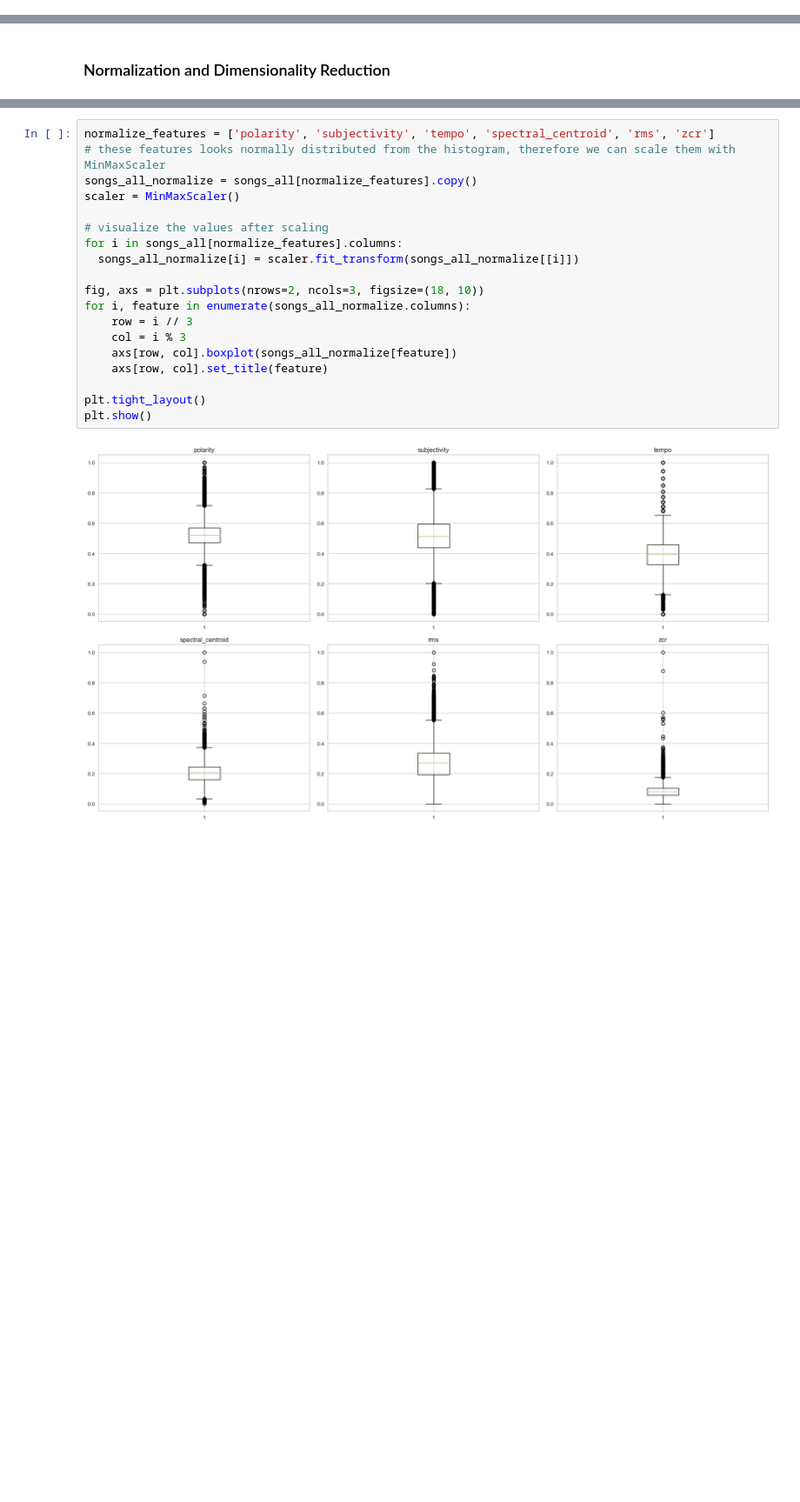
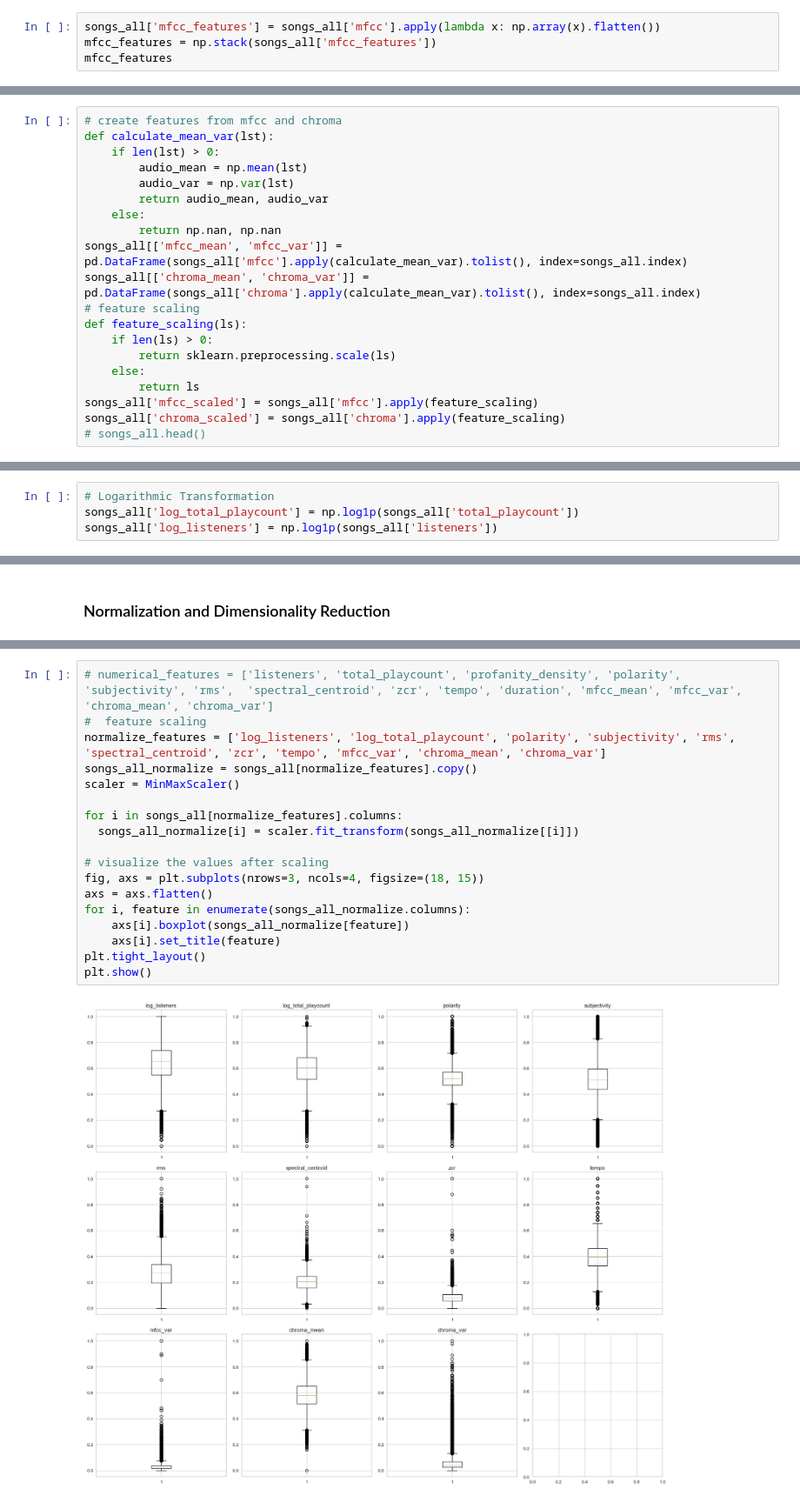
Before and after one commit to LauWyeRock/RecommendationSystem, a Jupyter notebook: Data/EDA_latest.ipynb, the cells around one changed output, grey strips where cells are left out. Shown at 87% size. Cells and saved outputs as stored; diff of their text form; blank space fills up the shorter version.

```diff
--- a/Data/EDA_latest.ipynb
+++ b/Data/EDA_latest.ipynb
@@ -225,0 +272,4 @@ songs_all.head()
+# %%
+songs_all['mfcc_features'] = songs_all['mfcc'].apply(lambda x: np.array(x).flatten())
+mfcc_features = np.stack(songs_all['mfcc_features'])
+mfcc_features
@@ -226,3 +290,23 @@ songs_all.head()
+# %%
+# create features from mfcc and chroma
+def calculate_mean_var(lst):
+    if len(lst) > 0:
+        audio_mean = np.mean(lst)
+        audio_var = np.var(lst)
+        return audio_mean, audio_var
+    else:
+        return np.nan, np.nan
+songs_all[['mfcc_mean', 'mfcc_var']] = pd.DataFrame(songs_all['mfcc'].apply(calculate_mean_var).tolist(), index=songs_all.index)
+songs_all[['chroma_mean', 'chroma_var']] = pd.DataFrame(songs_all['chroma'].apply(calculate_mean_var).tolist(), index=songs_all.index)
+# feature scaling
+def feature_scaling(ls):
+    if len(ls) > 0:
+        return sklearn.preprocessing.scale(ls)
+    else:
+        return ls
+songs_all['mfcc_scaled'] = songs_all['mfcc'].apply(feature_scaling)
+songs_all['chroma_scaled'] = songs_all['chroma'].apply(feature_scaling)
+# songs_all.head()
 # %%
 # handling outliers which may interfere with the performance of ML algorithm
 songs_all.describe().transpose()
@@ -267,0 +333,4 @@ plt.show()
+# %%
+# Logarithmic Transformation
+songs_all['log_total_playcount'] = np.log1p(songs_all['total_playcount'])
+songs_all['log_listeners'] = np.log1p(songs_all['listeners'])
@@ -382,22 +436,21 @@ ax = songs_all[numerical_features].hist(figsize = (12, 10), bins = 100)
 # %%
-normalize_features = ['polarity', 'subjectivity', 'tempo', 'spectral_centroid', 'rms', 'zcr']
-# these features looks normally distributed from the histogram, therefore we can scale them with MinMaxScaler
+# numerical_features = ['listeners', 'total_playcount', 'profanity_density', 'polarity', 'subjectivity', 'rms',  'spectral_centroid', 'zcr', 'tempo', 'duration', 'mfcc_mean', 'mfcc_var', 'chroma_mean', 'chroma_var']
+#  feature scaling
+normalize_features = ['log_listeners', 'log_total_playcount', 'polarity', 'subjectivity', 'rms',  'spectral_centroid', 'zcr', 'tempo', 'mfcc_var', 'chroma_mean', 'chroma_var']
 songs_all_normalize = songs_all[normalize_features].copy()
 scaler = MinMaxScaler()
 
-# visualize the values after scaling
 for i in songs_all[normalize_features].columns:
   songs_all_normalize[i] = scaler.fit_transform(songs_all_normalize[[i]])
 
-fig, axs = plt.subplots(nrows=2, ncols=3, figsize=(18, 10))
+# visualize the values after scaling
+fig, axs = plt.subplots(nrows=3, ncols=4, figsize=(18, 15))
+axs = axs.flatten()
 for i, feature in enumerate(songs_all_normalize.columns):
-    row = i // 3
-    col = i % 3
-    axs[row, col].boxplot(songs_all_normalize[feature])
-    axs[row, col].set_title(feature)
-
+    axs[i].boxplot(songs_all_normalize[feature])
+    axs[i].set_title(feature)
 plt.tight_layout()
 plt.show()
 # %% [output]
-[figure, old version]
+[figure, new version]
 # %%
```
Also changed, not shown: parts of 44 cells of this notebook, 1 other file.
